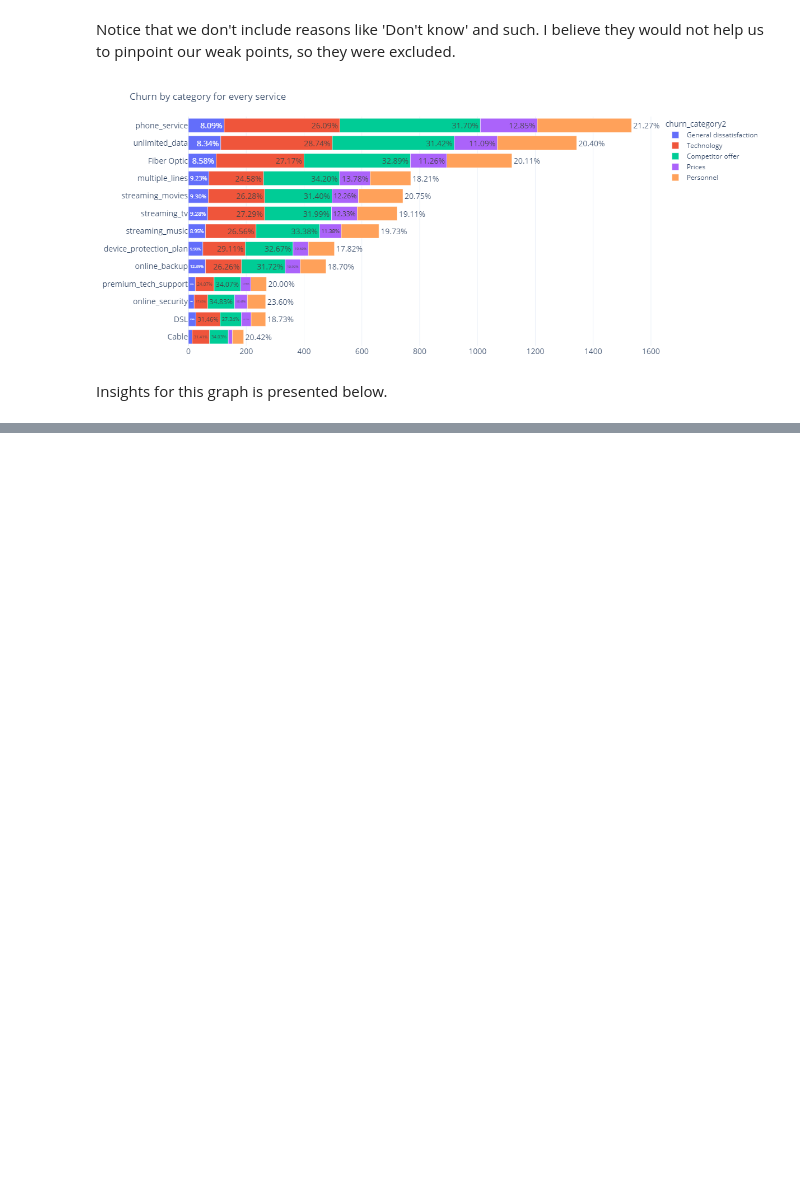
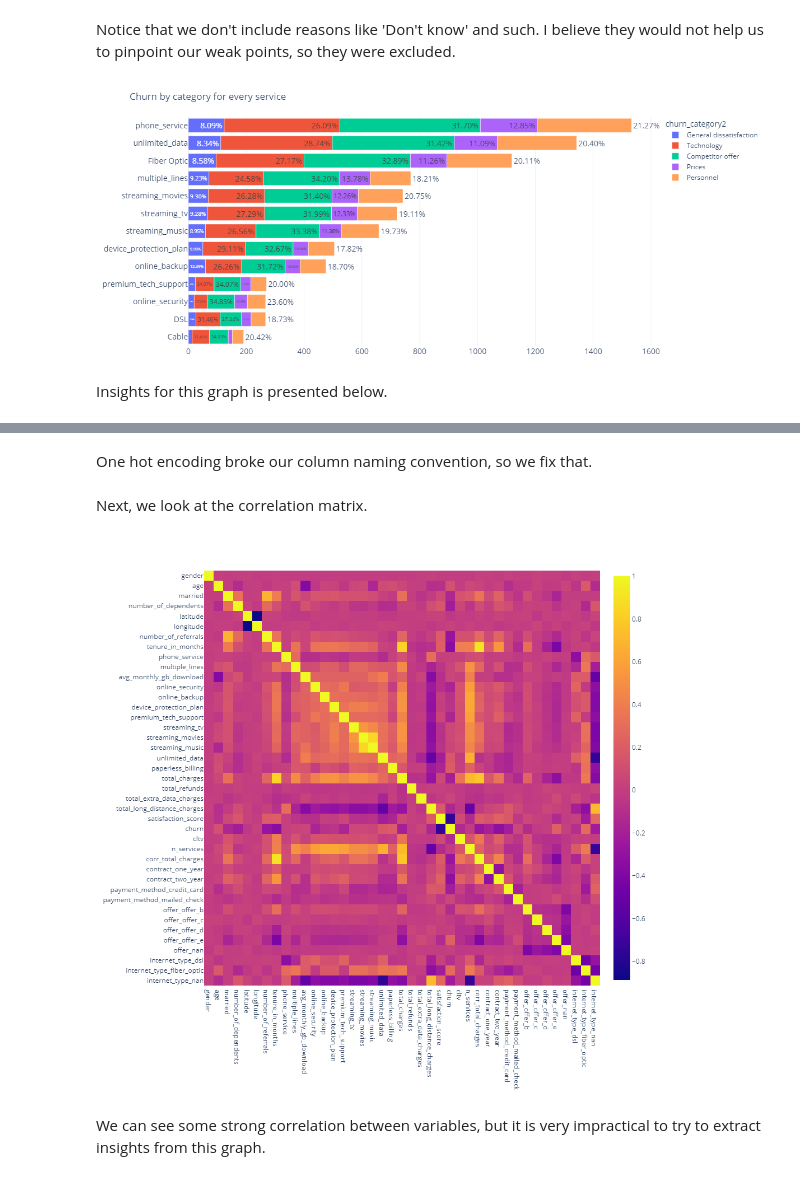
Before and after one commit to stsibikov/Telco_customer_churn, a Jupyter notebook: EDA/EDA.ipynb, the cells around one changed output, grey strips where cells are left out. Drawn from its saved outputs; the diff is of its cells as text; code cells hidden in the pictures; blank space fills up the shorter version.

```diff
--- a/EDA/EDA.ipynb
+++ b/EDA/EDA.ipynb
@@ -471,0 +494,5 @@ revenue / charges, specific charge / all charges, number of services / all charg
+# %%
+for col in ['total_refunds',
+ 'total_extra_data_charges',
+ 'total_long_distance_charges']:
+    df[col] = df[col] / df['total_charges']
@@ -471,0 +501,10 @@ revenue / charges, specific charge / all charges, number of services / all charg
+# %%
+df['n_services'] = df[['phone_service',
+ 'multiple_lines',
+ 'online_security',
+ 'online_backup',
+ 'device_protection_plan',
+ 'premium_tech_support',
+ 'unlimited_data']].sum(axis=1) + 1 - df['internet_type'].isna() # 1 - df['internet_type'].isna() just means that the client is using the internet
+
+df['corr_total_charges'] = df['total_charges'] / df['n_services']
@@ -471,0 +515,4 @@ revenue / charges, specific charge / all charges, number of services / all charg
+# %%
+df = pd.get_dummies(df, columns=['contract', 'payment_method'], drop_first=True, dtype='int')
+df = pd.get_dummies(df, columns=['offer', 'internet_type'], dummy_na = True, drop_first=True, dtype='int')
+df.head()
@@ -471,0 +526,14 @@ revenue / charges, specific charge / all charges, number of services / all charg
+# %% [markdown]
+One hot encoding broke our column naming convention, so we fix that.
+# %%
+df.columns = [col.replace(' ', '_').lower() for col in df.columns]
+# %% [markdown]
+Next, we look at the correlation matrix.
+# %%
+fig = px.imshow(df.corr(), aspect='auto')
+fig.update_layout(width=1000, height=1000)
+fig.show()
+# %% [output]
+[figure, added]
+# %% [markdown]
+We can see some strong correlation between variables, but it is very impractical to try to extract insights from this graph.
```
Also changed, not shown: parts of 37 cells of this notebook, 2 other files.
